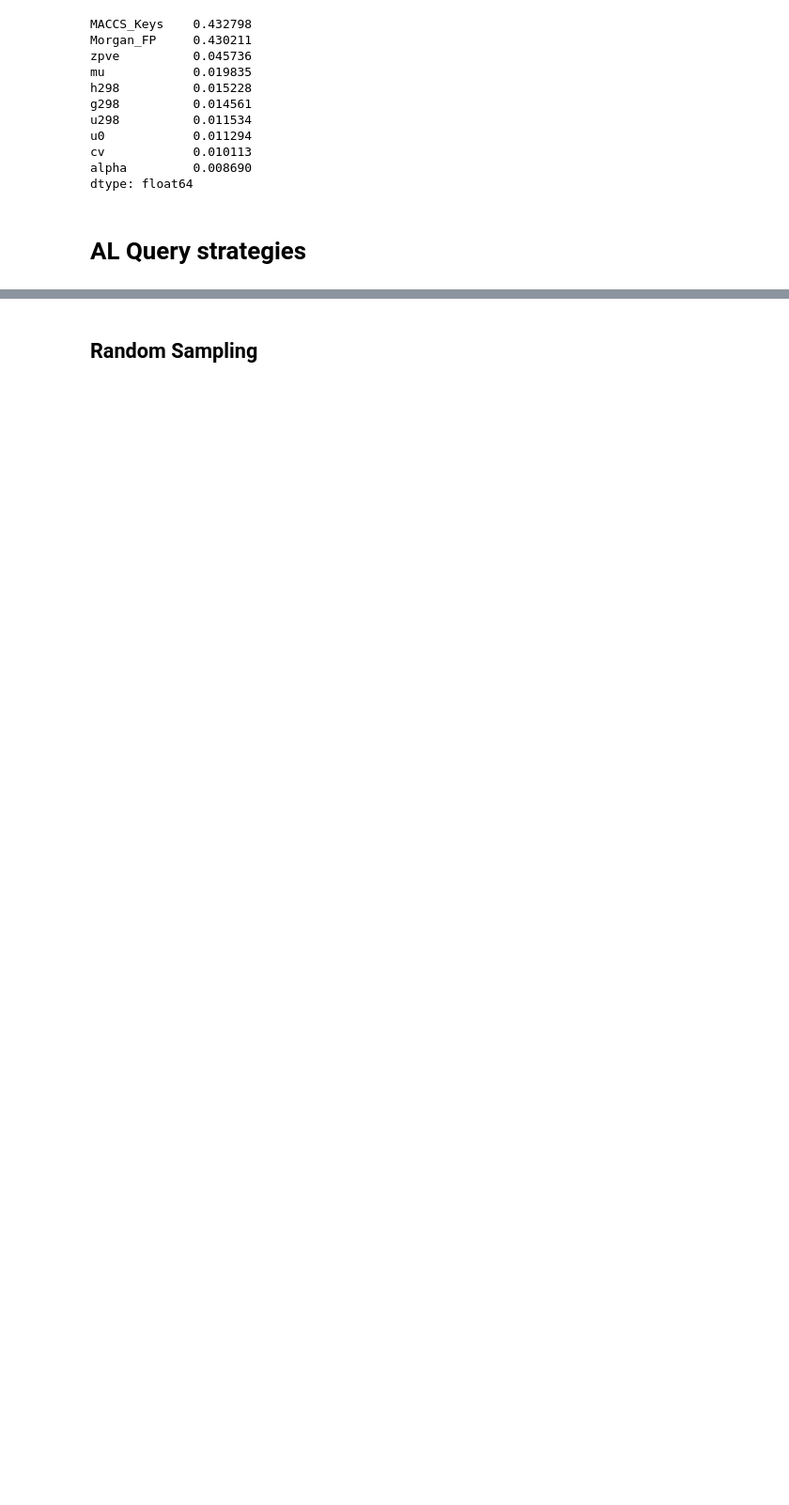
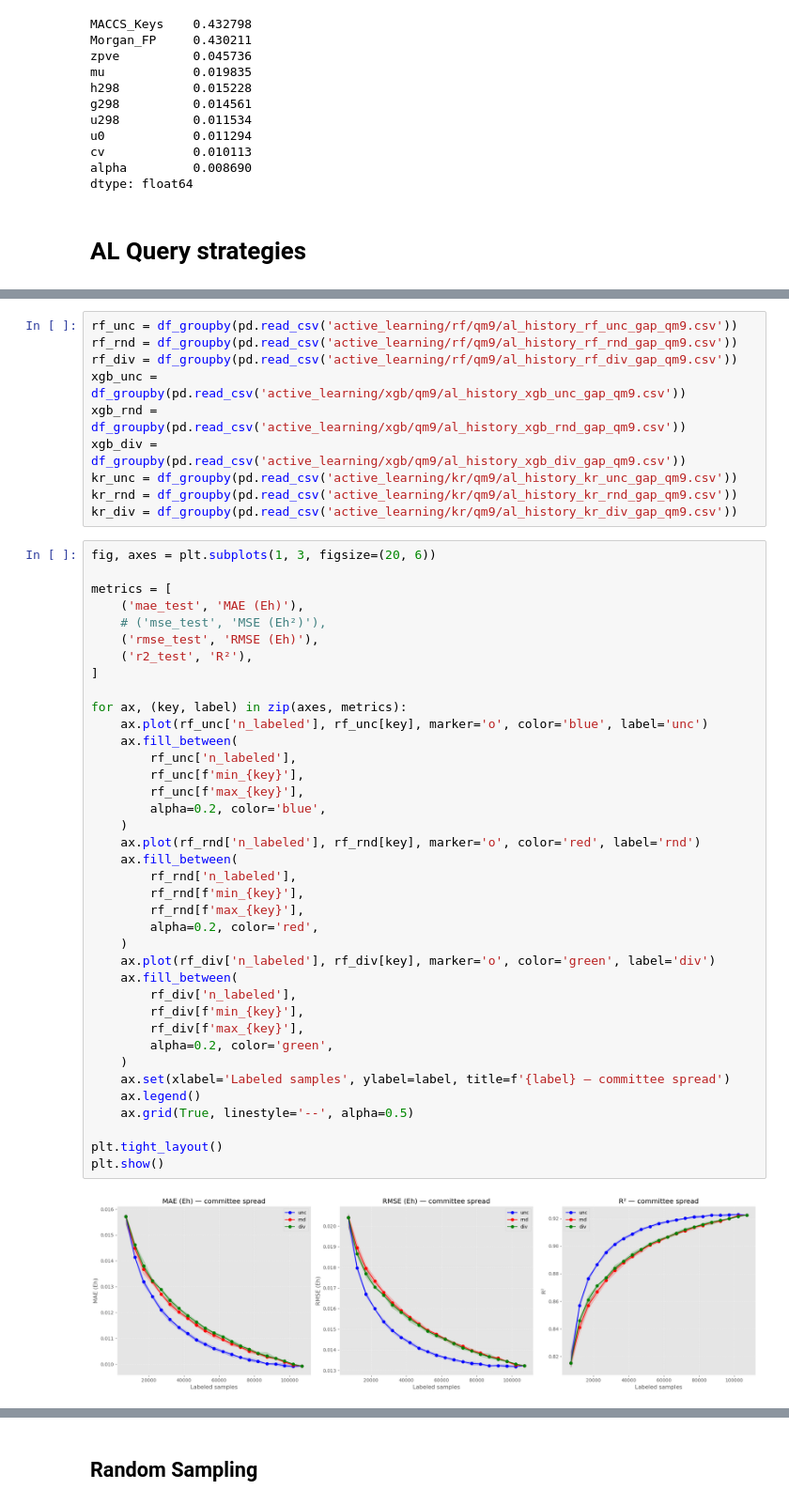
Before and after one commit to minhnghian03/property-prediction-al, a Jupyter notebook: ml/qm9_ml.ipynb, the cells around one changed output, grey strips where cells are left out. Shown at 94% size. Saved outputs shown, nothing was run; the diff lists cells and outputs as text; blank space fills up the shorter version.

```diff
--- a/ml/qm9_ml.ipynb
+++ b/ml/qm9_ml.ipynb
@@ -1016,0 +1811,50 @@ plot_al_metrics(results)
+# %%
+rf_unc = df_groupby(pd.read_csv('active_learning/rf/qm9/al_history_rf_unc_gap_qm9.csv'))
+rf_rnd = df_groupby(pd.read_csv('active_learning/rf/qm9/al_history_rf_rnd_gap_qm9.csv'))
+rf_div = df_groupby(pd.read_csv('active_learning/rf/qm9/al_history_rf_div_gap_qm9.csv'))
+xgb_unc = df_groupby(pd.read_csv('active_learning/xgb/qm9/al_history_xgb_unc_gap_qm9.csv'))
+xgb_rnd = df_groupby(pd.read_csv('active_learning/xgb/qm9/al_history_xgb_rnd_gap_qm9.csv'))
+xgb_div = df_groupby(pd.read_csv('active_learning/xgb/qm9/al_history_xgb_div_gap_qm9.csv'))
+kr_unc = df_groupby(pd.read_csv('active_learning/kr/qm9/al_history_kr_unc_gap_qm9.csv'))
+kr_rnd = df_groupby(pd.read_csv('active_learning/kr/qm9/al_history_kr_rnd_gap_qm9.csv'))
+kr_div = df_groupby(pd.read_csv('active_learning/kr/qm9/al_history_kr_div_gap_qm9.csv'))
+# %%
+fig, axes = plt.subplots(1, 3, figsize=(20, 6))
+
+metrics = [
+    ('mae_test', 'MAE (Eh)'),
+    # ('mse_test', 'MSE (Eh²)'),
+    ('rmse_test', 'RMSE (Eh)'),
+    ('r2_test', 'R²'),
+]
+
+for ax, (key, label) in zip(axes, metrics):
+    ax.plot(rf_unc['n_labeled'], rf_unc[key], marker='o', color='blue', label='unc')
+    ax.fill_between(
+        rf_unc['n_labeled'],
+        rf_unc[f'min_{key}'],
+        rf_unc[f'max_{key}'],
+        alpha=0.2, color='blue',
+    )
+    ax.plot(rf_rnd['n_labeled'], rf_rnd[key], marker='o', color='red', label='rnd')
+    ax.fill_between(
+        rf_rnd['n_labeled'],
+        rf_rnd[f'min_{key}'],
+        rf_rnd[f'max_{key}'],
+        alpha=0.2, color='red',
+    )
+    ax.plot(rf_div['n_labeled'], rf_div[key], marker='o', color='green', label='div')
+    ax.fill_between(
+        rf_div['n_labeled'],
+        rf_div[f'min_{key}'],
+        rf_div[f'max_{key}'],
+        alpha=0.2, color='green',
+    )
+    ax.set(xlabel='Labeled samples', ylabel=label, title=f'{label} — committee spread')
+    ax.legend()
+    ax.grid(True, linestyle='--', alpha=0.5)
+
+plt.tight_layout()
+plt.show()
+# %% [output]
+[figure, added]
```
Also changed, not shown: parts of 53 cells of this notebook, 13 other files.
